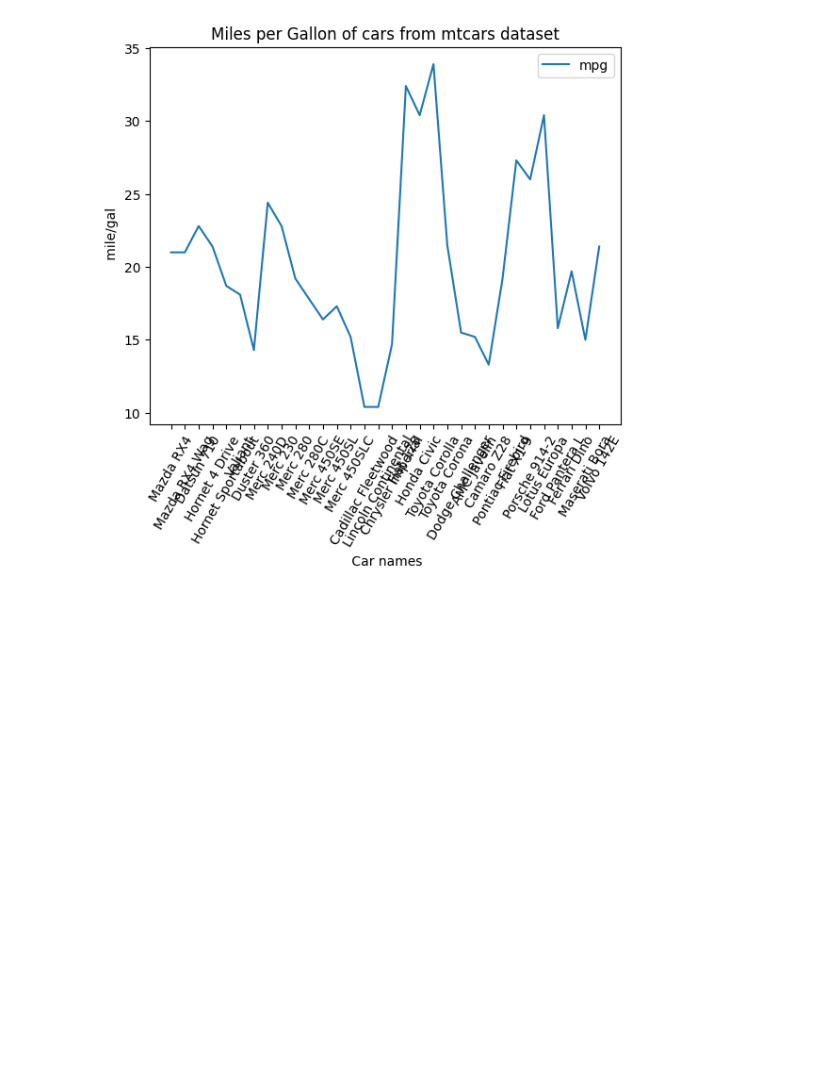
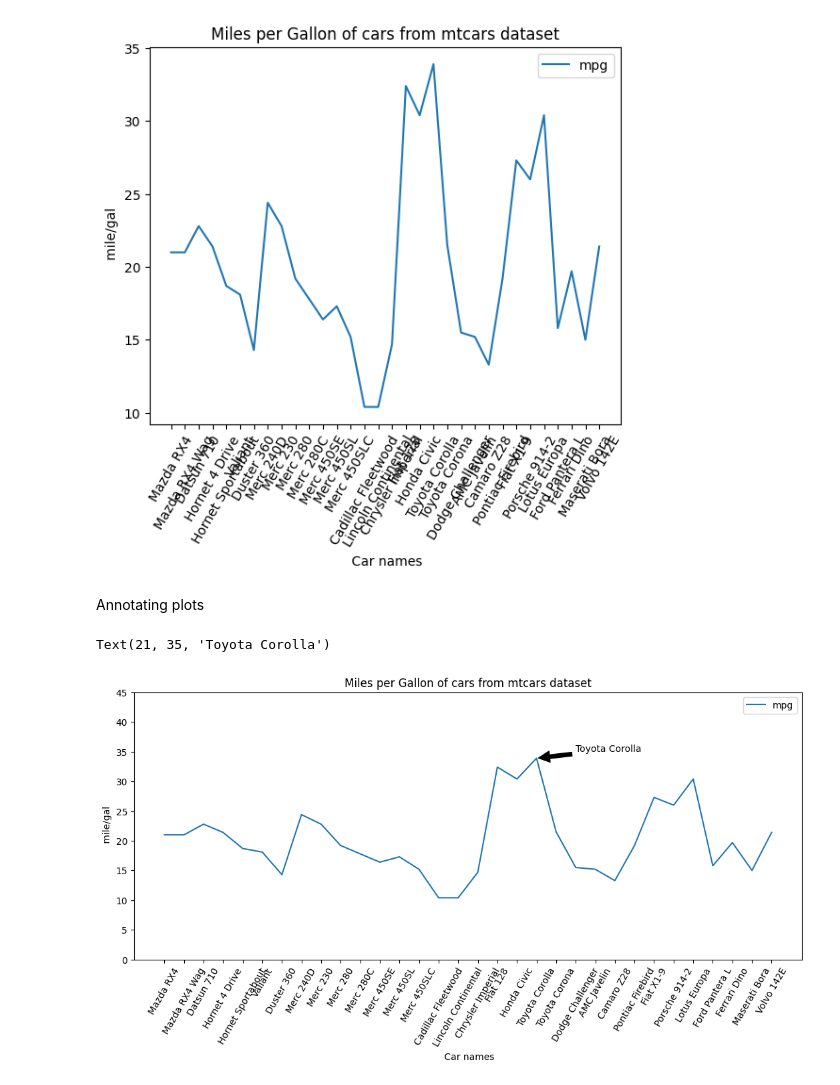
Before and after one commit to AbdullatifSadiq/Basic-Data-Science-Exercises, a Jupyter notebook: DataVisualization.ipynb, the cells around one changed output. Cells and saved outputs as stored; diff of their text form; code cells hidden in the pictures; blank space fills up the shorter version.

```diff
--- a/DataVisualization.ipynb
+++ b/DataVisualization.ipynb
@@ -300,3 +300,31 @@ ax.legend(loc='best')
 # %% [output]
 <matplotlib.legend.Legend at 0x...>
 [figure]
+# %% [markdown]
+Annotating plots
+# %%
+%matplotlib inline
+rcParams['figure.figsize'] = 10,4
+fig = plt.figure()
+ax = fig.add_axes([.1,.1,1,1])
+
+mpg.plot()
+
+ax.set_xticks(range(32))
+ax.set_xticklabels(cars.car_names,rotation=60,fontsize='medium')
+
+ax.set_title('Miles per Gallon of cars from mtcars dataset')
+
+ax.set_xlabel(' Car names')
+ax.set_ylabel(' mile/gal')
+
+ax.legend(loc='best')
+
+
+ax.set_ylim([0,45])
+
+ax.annotate('Toyota Corolla',xy=(19,33.9),xytext=(21,35),
+            arrowprops=dict(facecolor='black',shrink=0.05))
+# %% [output]
+Text(21, 35, 'Toyota Corolla')
+[figure, added]
```
Also changed, not shown: parts of 21 cells of this notebook.
